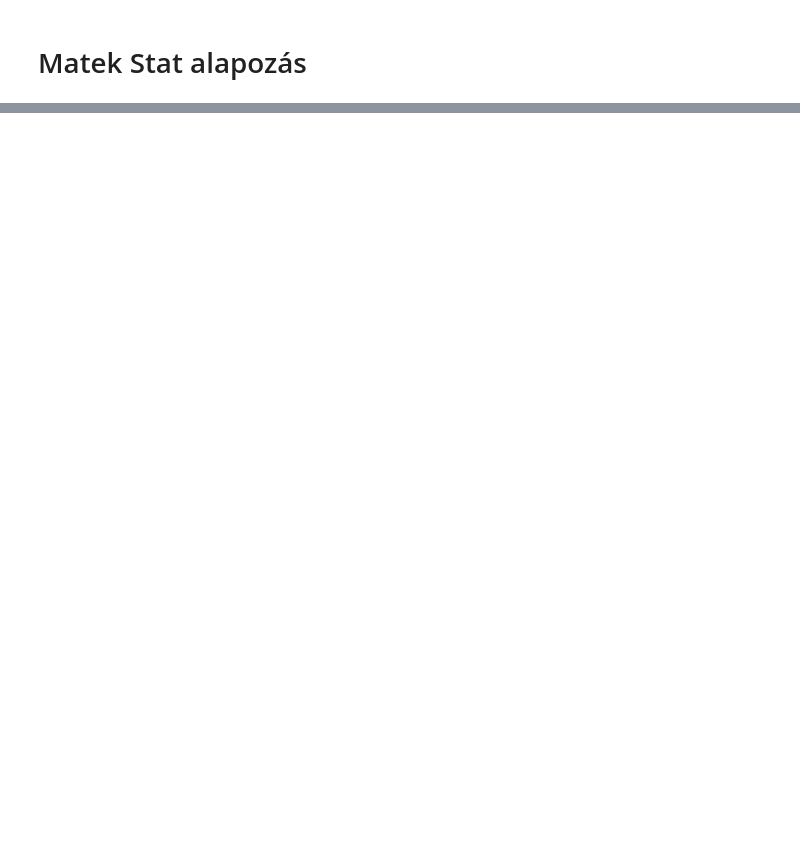
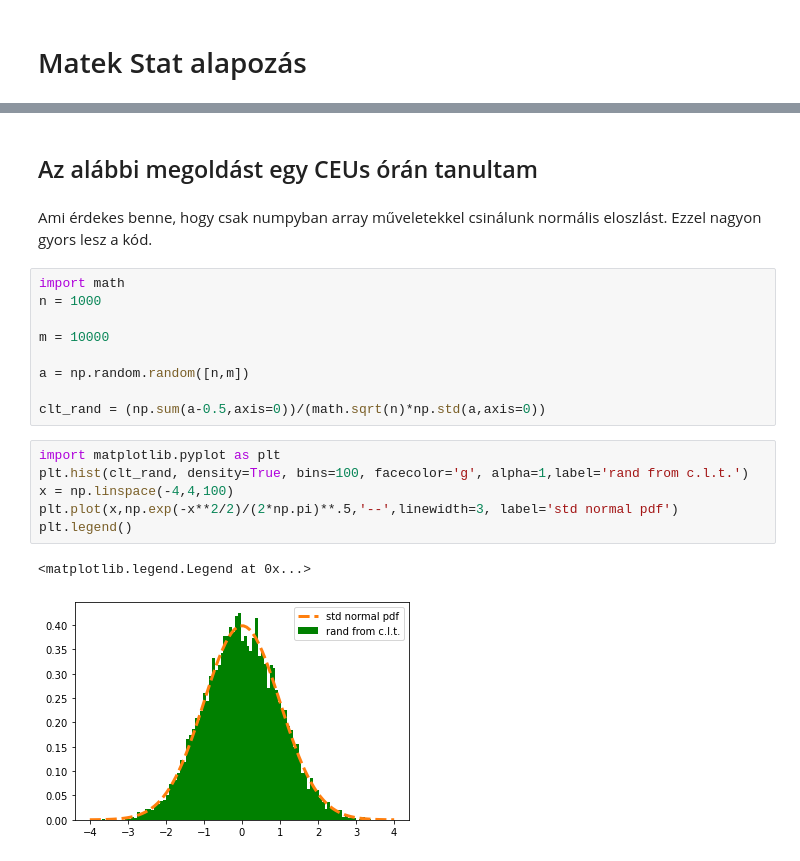
Before and after one commit to Rajk-Network-Science/network_2021_spring, a Jupyter notebook: HAZIK/Hobot/1_hazi.ipynb, the cells around one changed output, grey strips where cells are left out. Cells and saved outputs as stored; diff of their text form; blank space fills up the shorter version.

```diff
--- a/HAZIK/Hobot/1_hazi.ipynb
+++ b/HAZIK/Hobot/1_hazi.ipynb
@@ -199,0 +95,22 @@ Normalizációs konstant: 624676.7299999999
+# %% [markdown]
+## Az alábbi megoldást egy CEUs órán tanultam
+# %% [markdown]
+Ami érdekes benne, hogy csak numpyban array műveletekkel csinálunk normális eloszlást. Ezzel nagyon gyors lesz a kód.
+# %%
+import math
+n = 1000
+
+m = 10000
+
+a = np.random.random([n,m])
+
+clt_rand = (np.sum(a-0.5,axis=0))/(math.sqrt(n)*np.std(a,axis=0))
+# %%
+import matplotlib.pyplot as plt
+plt.hist(clt_rand, density=True, bins=100, facecolor='g', alpha=1,label='rand from c.l.t.')
+x = np.linspace(-4,4,100)
+plt.plot(x,np.exp(-x**2/2)/(2*np.pi)**.5,'--',linewidth=3, label='std normal pdf')
+plt.legend()
+# %% [output]
+<matplotlib.legend.Legend at 0x...>
+[figure, added]
```
Also changed, not shown: parts of 15 cells of this notebook, 1 other file.
